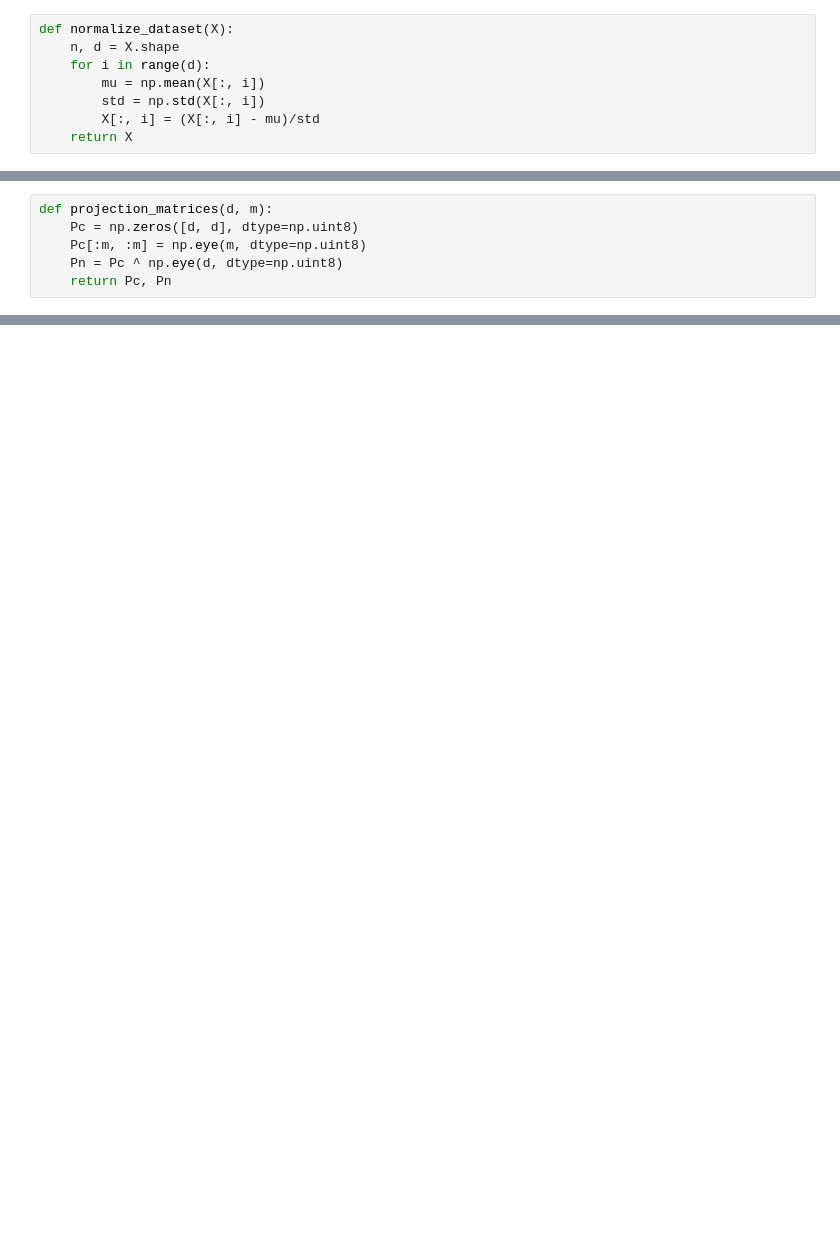
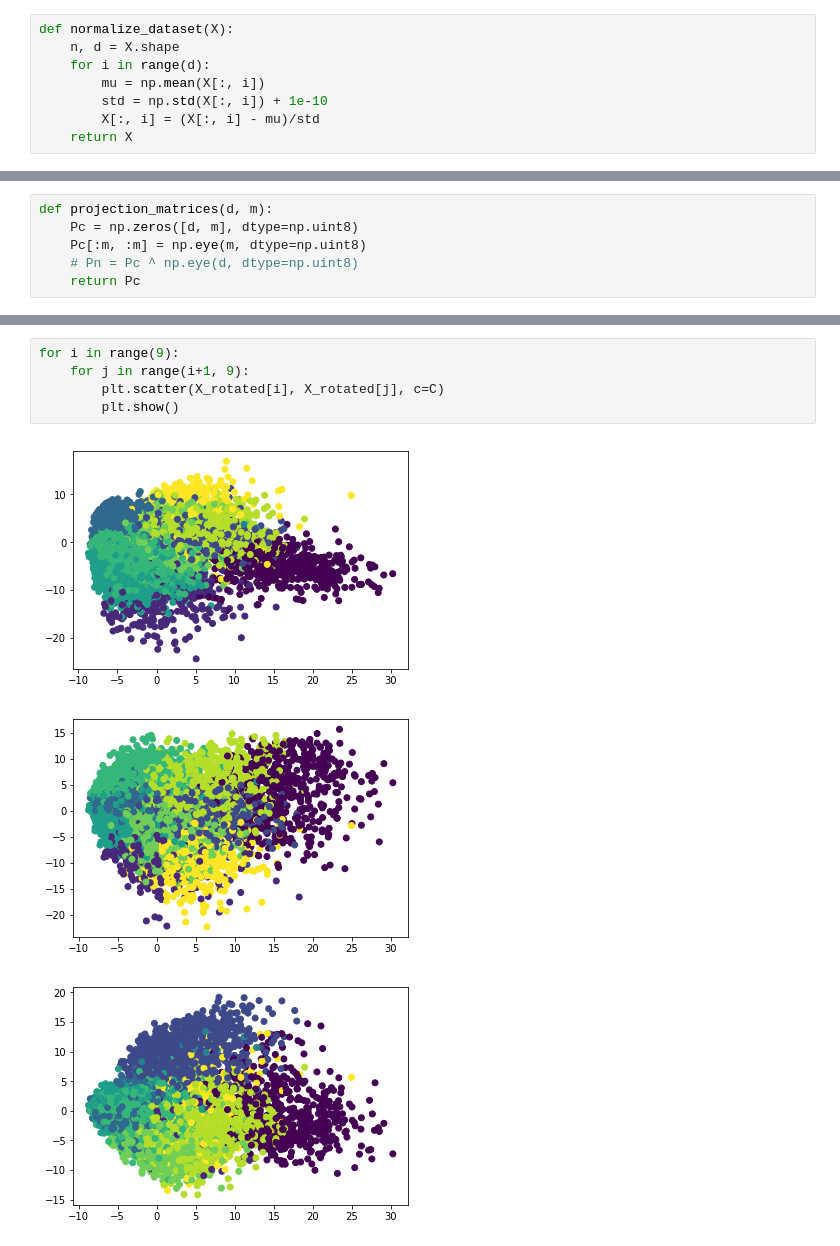
Before and after one commit to abdulfatir/subKmeans, a Jupyter notebook: SubKMeans-Numpy.ipynb, the cells around one changed output, grey strips where cells are left out. Saved outputs shown, nothing was run; the diff lists cells and outputs as text; blank space fills up the shorter version.

```diff
--- a/SubKMeans-Numpy.ipynb
+++ b/SubKMeans-Numpy.ipynb
@@ -40,7 +131,7 @@ def normalize_dataset(X):
     n, d = X.shape
     for i in range(d):
         mu = np.mean(X[:, i])
-        std = np.std(X[:, i])
+        std = np.std(X[:, i]) + 1e-10
         X[:, i] = (X[:, i] - mu)/std
     return X
 # %%
@@ -50,10 +141,10 @@ def random_V(d):
     return V
 # %%
 def projection_matrices(d, m):
-    Pc = np.zeros([d, d], dtype=np.uint8)
+    Pc = np.zeros([d, m], dtype=np.uint8)
     Pc[:m, :m] = np.eye(m, dtype=np.uint8)
-    Pn = Pc ^ np.eye(d, dtype=np.uint8)
-    return Pc, Pn
+    # Pn = Pc ^ np.eye(d, dtype=np.uint8)
+    return Pc
 # %%
 def sub_kmeans(X, k):
     n, d = X.shape
@@ -116,0 +235,9 @@ for i in range(10):
+# %%
+for i in range(9):
+    for j in range(i+1, 9):
+        plt.scatter(X_rotated[i], X_rotated[j], c=C)
+        plt.show()
+# %% [output]
+[figure, added]
+[figure, added]
+[figure, added]
```
Also changed, not shown: parts of 19 cells of this notebook, 1 other file.
